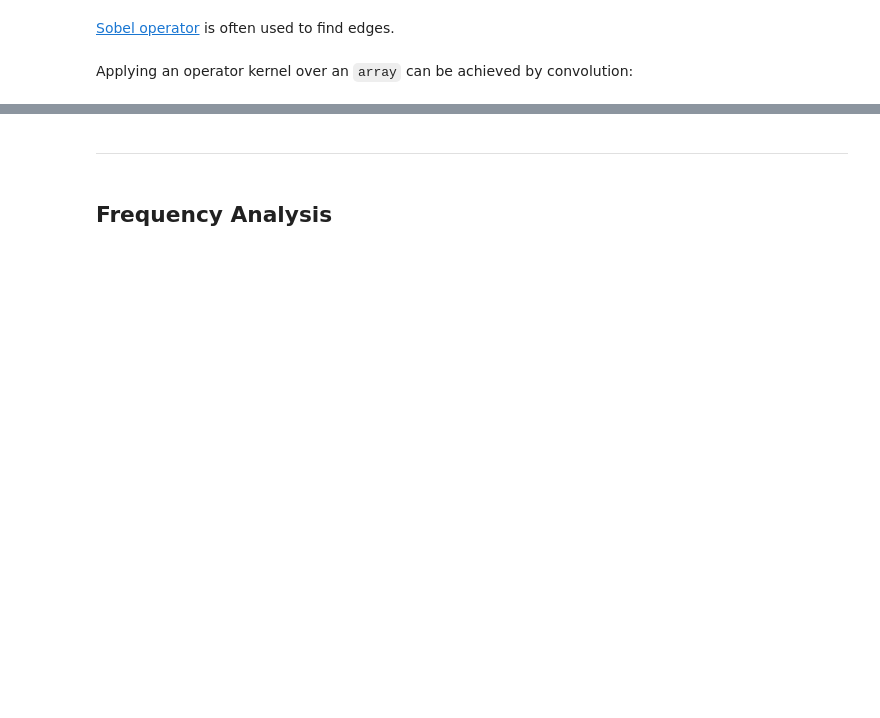
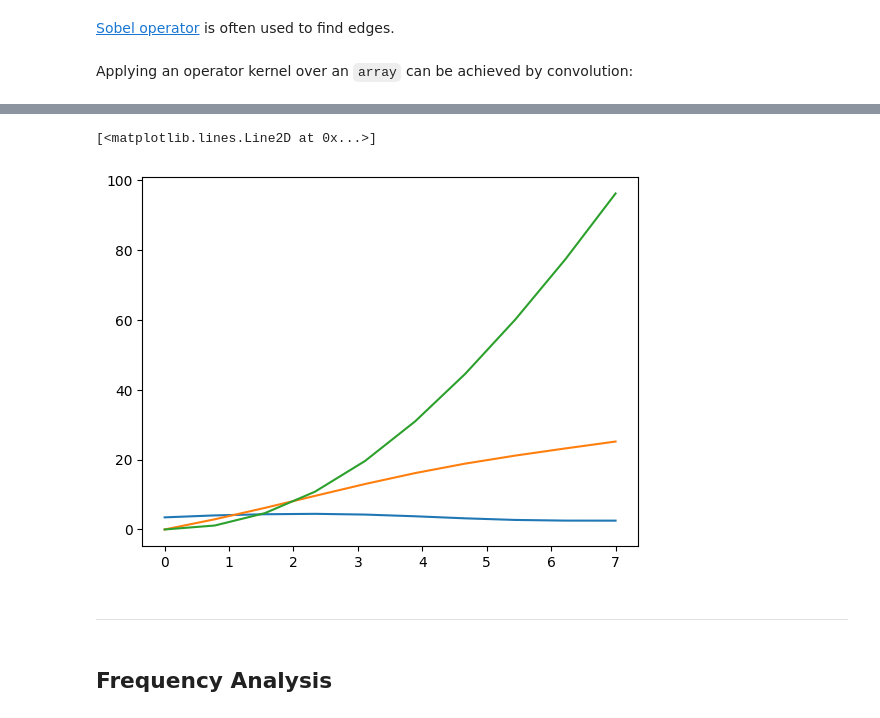
Before and after one commit to ladisk/Python_tutorial_EOL, a Jupyter notebook: notebooks/004 - Essential numerical tools.ipynb, the cells around one changed output, grey strips where cells are left out. Cells and saved outputs as stored; diff of their text form; code cells hidden in the pictures; blank space fills up the shorter version.

```diff
--- a/notebooks/004 - Essential numerical tools.ipynb
+++ b/notebooks/004 - Essential numerical tools.ipynb
@@ -255,0 +277,4 @@ ax[1].imshow(dy_sobel, cmap="gray", vmin=-255, vmax=255)
+# %%
+t = np.linspace(0, 7, 10)  # s
+a = np.array([3.47, 4.03, 4.36, 4.48, 4.27, 3.78,
+             3.19, 2.73, 2.54, 2.53])  # m/s^2
@@ -256,3 +283,12 @@ ax[1].imshow(dy_sobel, cmap="gray", vmin=-255, vmax=255)
+# %%
+v = cumtrapz(a, t, initial=0)
+s = cumtrapz(v, t, initial=0)
+plt.plot(t, a)
+plt.plot(t, v)
+plt.plot(t, s)
+# %% [output]
+[<matplotlib.lines.Line2D at 0x...>]
+[figure, added]
 # %% [markdown]
 ---
 # %% [markdown]
```
Also changed, not shown: parts of 19 cells of this notebook, 1 other file.
